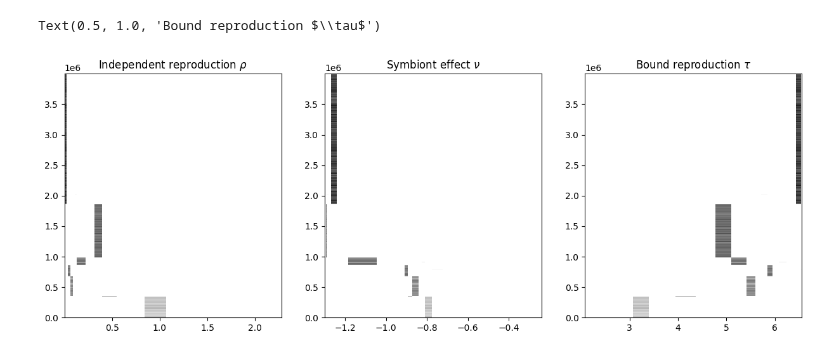
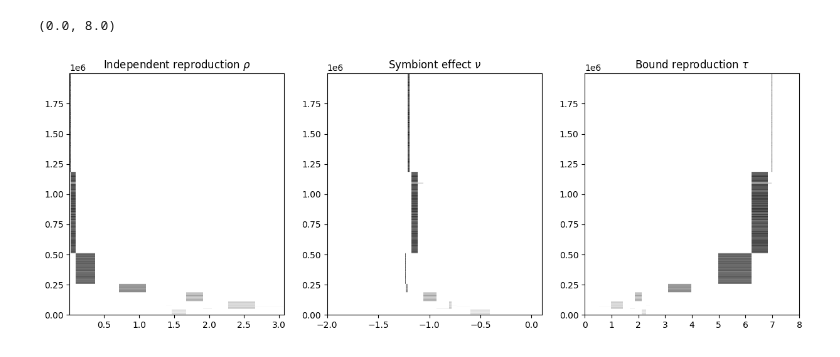
Before and after one commit to linh-phuong/symbiosis_3D_tradeoff, a Jupyter notebook: simulation_scenario_3.ipynb, the cells around one changed output. Cells and saved outputs as stored; diff of their text form; code cells hidden in the pictures.

```diff
--- a/simulation_scenario_3.ipynb
+++ b/simulation_scenario_3.ipynb
@@ -61,33 +47,35 @@ array([1., 0., 0., 0., 0., 0., 0., 0., 0., 0., 0., 0., 0.])
 # %%
-np.random.seed(10)
+np.random.seed(2)
 V = 200
 init = np.array([0.1, 1., 0.2])
-ds_2 = tau_leap_symbiosis_mutation(pop_init = init * V, Tmax = 4000000, dt = 1, cg = cg_evo_1, V = V,
-                                         trait_init = np.array([1, -0.8]), sigma_rho = 0.5, sigma_nu = 0.2,
-                                         mutant_rate = 0.001, step = 400)
+ds_2 = tau_leap_symbiosis_mutation(pop_init = init * V, Tmax = 2000000, dt = 1, cg = cg_evo_1, V = V,
+                                         trait_init = np.array([1.5, -0.5]), sigma_rho = 0.5, sigma_nu = 0.2,
+                                         mutant_rate = 0.001, step = 200)
 # %%
 dss_2 = turn_raw_dat_to_sorted_arrays(ds_2)
 # %%
-popmin_thres = 10
+popmin_thres = 15
 fig, axes = plt.subplots(1, 3, figsize = (15, 5))
 cc = np.where(np.sum(dss_2["xF_rho"] > popmin_thres, axis = 0) > 0)
 ZZ = dss_2["xF_rho"][:, cc[0]]
 XX, YY = np.meshgrid(dss_2["rho_sort"][cc[0]], ds_2["t"])
 axes[0].pcolormesh(XX, YY, ZZ/V, cmap = "Greys")
 axes[0].set_title(r"Independent reproduction $\rho$")
 cc = np.where(np.sum(dss_2["xF_nu"] > popmin_thres, axis = 0) > 0)
 ZZ = dss_2["xF_nu"][:, cc[0]]
 XX, YY = np.meshgrid(dss_2["nu_sort"][cc[0]], ds_2["t"])
 axes[1].pcolormesh(XX, YY, ZZ, cmap = "Greys")
 axes[1].set_title(r"Symbiont effect $\nu$")
+axes[1].set_xlim(-2, 0.1)
 cc = np.where(np.sum(dss_2["xF_tau"] > popmin_thres, axis = 0) > 0)
 ZZ = dss_2["xF_tau"][:, cc[0]]
 XX, YY = np.meshgrid(dss_2["tau_sort"][cc[0]], ds_2["t"])
 axes[2].pcolormesh(XX, YY, ZZ, cmap = "Greys")
 axes[2].set_title(r"Bound reproduction $\tau$")
+axes[2].set_xlim(0, 8)
 # %% [output]
-Text(0.5, 1.0, 'Bound reproduction $\\tau$')
+(0.0, 8.0)
-[figure, old version]
+[figure, new version]
 # %%
 np.random.seed(102)
 V = 100
```
Also changed, not shown: parts of 9 cells of this notebook, 1 other file.
